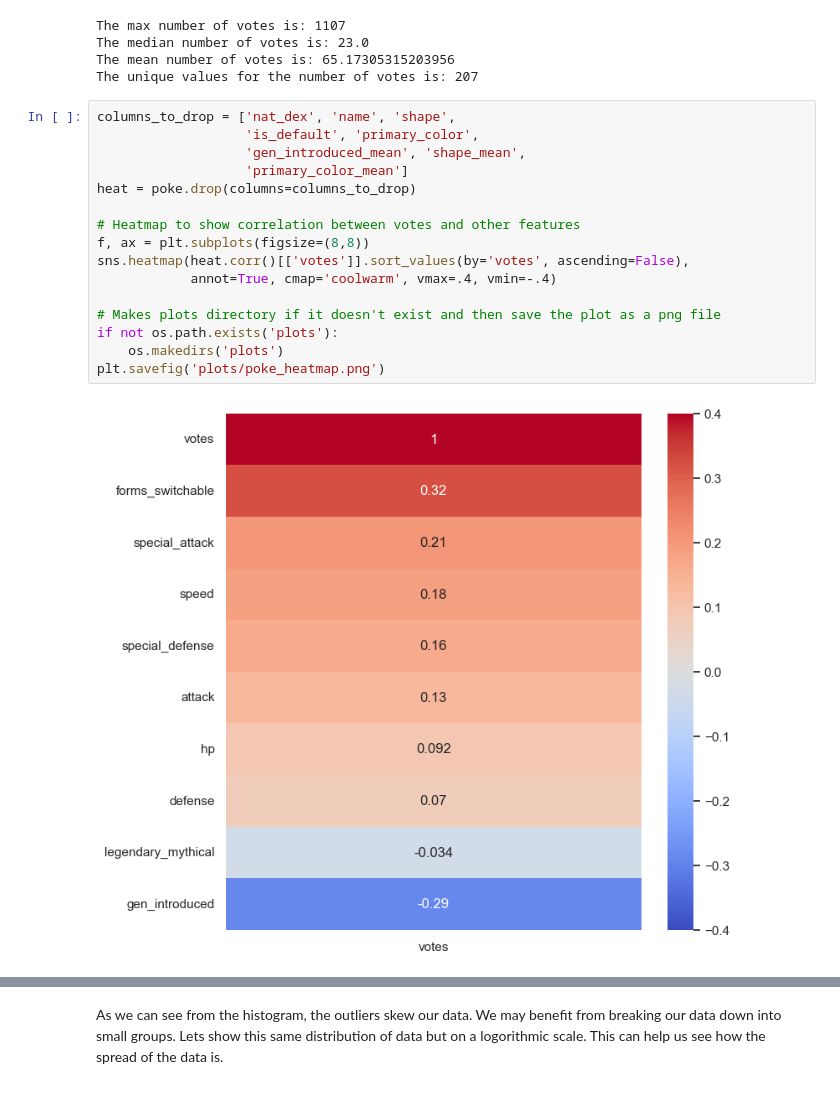
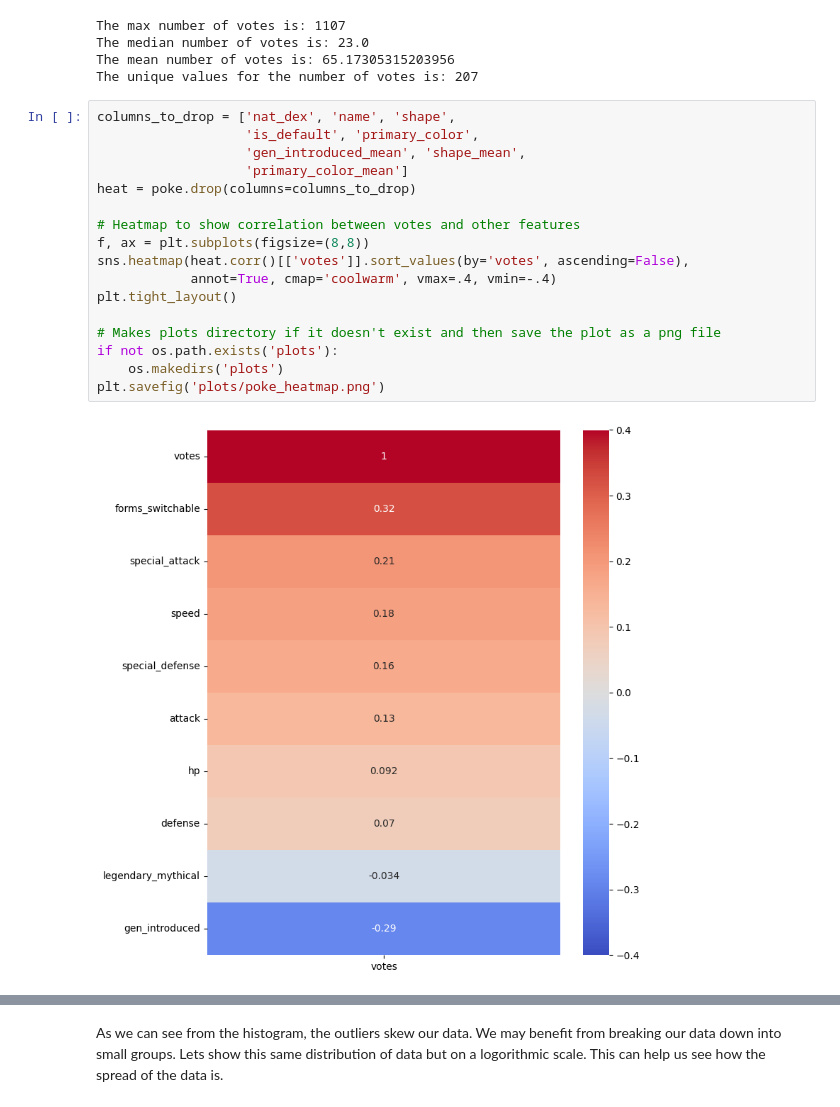
Before and after one commit to LeeMerrow/Pokemon-Popularity, a Jupyter notebook: Pokemon.ipynb, the cells around one changed output, grey strips where cells are left out. Drawn from its saved outputs; the diff is of its cells as text.

Commit message:
fixed plot save as png files

```diff
--- a/Pokemon.ipynb
+++ b/Pokemon.ipynb
@@ -357,21 +357,22 @@ The unique values for the number of votes is: 207
 # %%
 columns_to_drop = ['nat_dex', 'name', 'shape',
                    'is_default', 'primary_color',
                    'gen_introduced_mean', 'shape_mean',
                    'primary_color_mean']
 heat = poke.drop(columns=columns_to_drop)
 
 # Heatmap to show correlation between votes and other features
 f, ax = plt.subplots(figsize=(8,8))
 sns.heatmap(heat.corr()[['votes']].sort_values(by='votes', ascending=False),
             annot=True, cmap='coolwarm', vmax=.4, vmin=-.4)
+plt.tight_layout()
 
 # Makes plots directory if it doesn't exist and then save the plot as a png file
 if not os.path.exists('plots'):
     os.makedirs('plots')
 plt.savefig('plots/poke_heatmap.png')
 # %% [output]
-[figure, old version]
+[figure, new version]
 # %%
 # Using a histogram to show the spread of votes
 sns.set(style='darkgrid', rc={'figure.figsize':(25, 5)})
```
Also changed, not shown: parts of 8 cells of this notebook, 7 other files.
